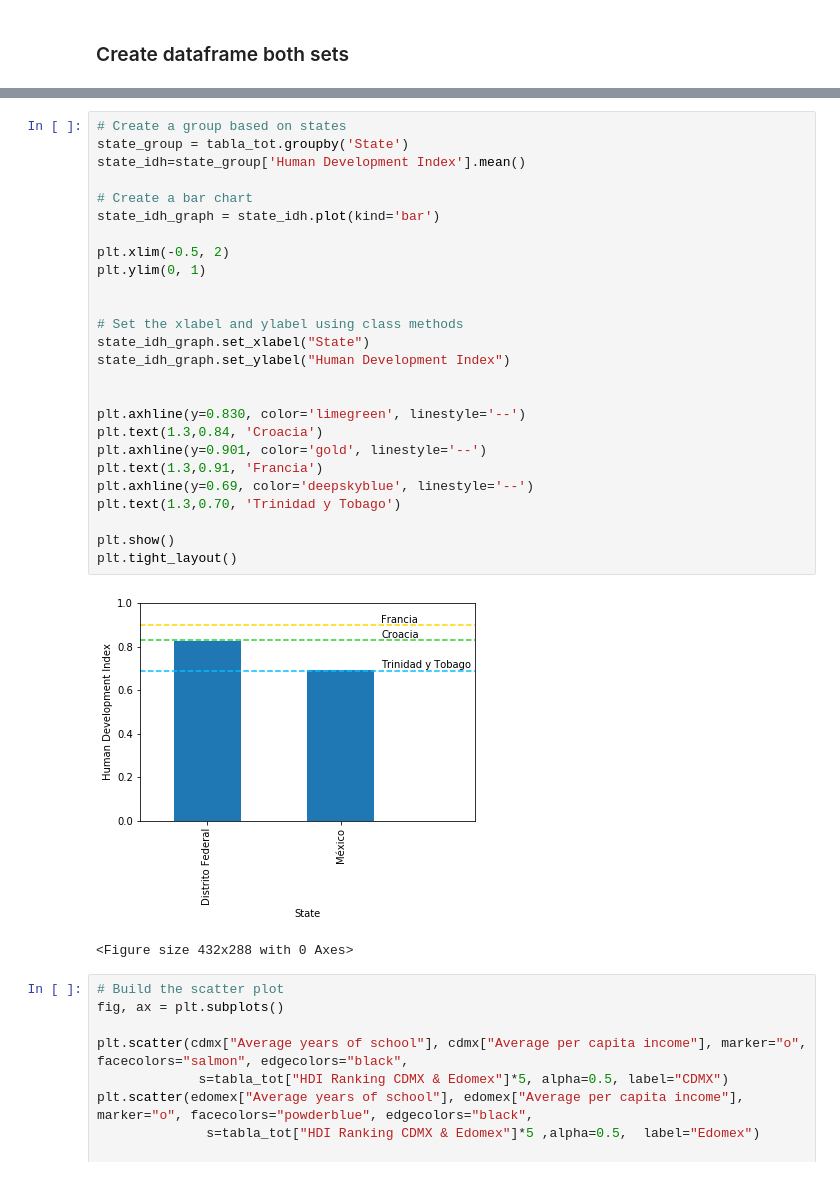
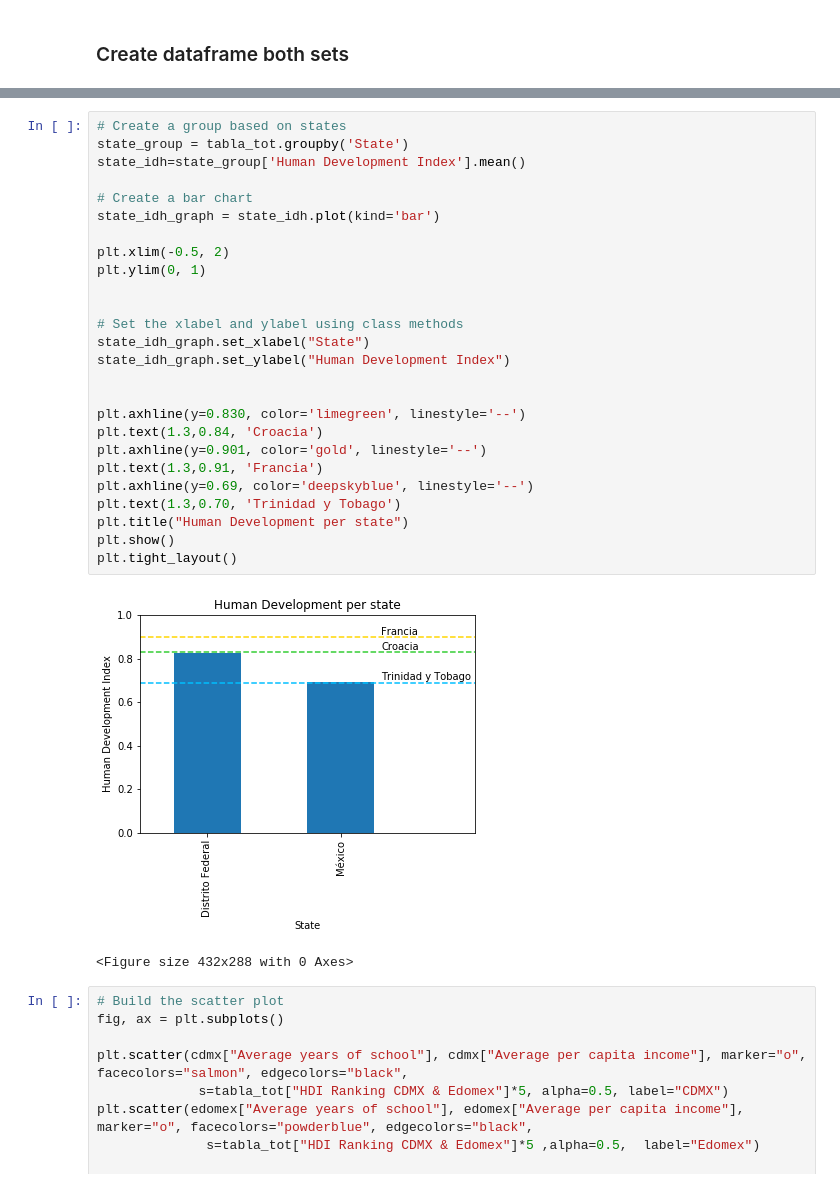
Before and after one commit to Iarmas/Project-1, a Jupyter notebook: Development/Shifu.ipynb, the cells around one changed output, grey strips where cells are left out. Drawn from its saved outputs; the diff is of its cells as text.

```diff
--- a/Development/Shifu.ipynb
+++ b/Development/Shifu.ipynb
@@ -87,31 +87,31 @@ tabla_tot.head()
 # %%
 # Create a group based on states
 state_group = tabla_tot.groupby('State')
 state_idh=state_group['Human Development Index'].mean()
 
 # Create a bar chart
 state_idh_graph = state_idh.plot(kind='bar')
 
 plt.xlim(-0.5, 2)
 plt.ylim(0, 1)
 
 
 # Set the xlabel and ylabel using class methods
 state_idh_graph.set_xlabel("State")
 state_idh_graph.set_ylabel("Human Development Index")
 
 
 plt.axhline(y=0.830, color='limegreen', linestyle='--')
 plt.text(1.3,0.84, 'Croacia')
 plt.axhline(y=0.901, color='gold', linestyle='--')
 plt.text(1.3,0.91, 'Francia')
 plt.axhline(y=0.69, color='deepskyblue', linestyle='--')
 plt.text(1.3,0.70, 'Trinidad y Tobago')
-
+plt.title("Human Development per state")
 plt.show()
 plt.tight_layout()
 # %% [output]
-[figure, old version]
+[figure, new version]
 <Figure size 432x288 with 0 Axes>
 # %%
 # Build the scatter plot
```
Also changed, not shown: parts of 20 cells of this notebook.
